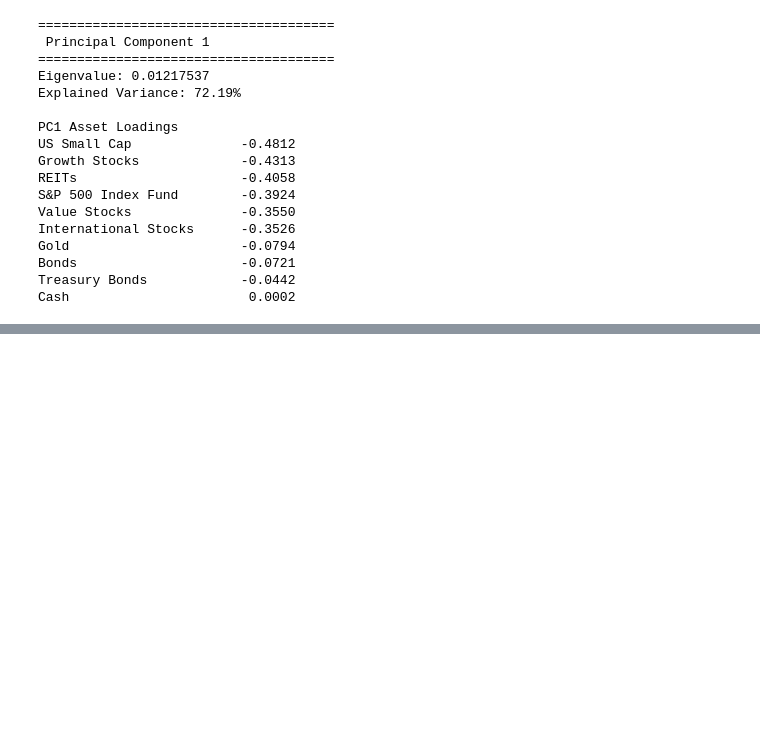
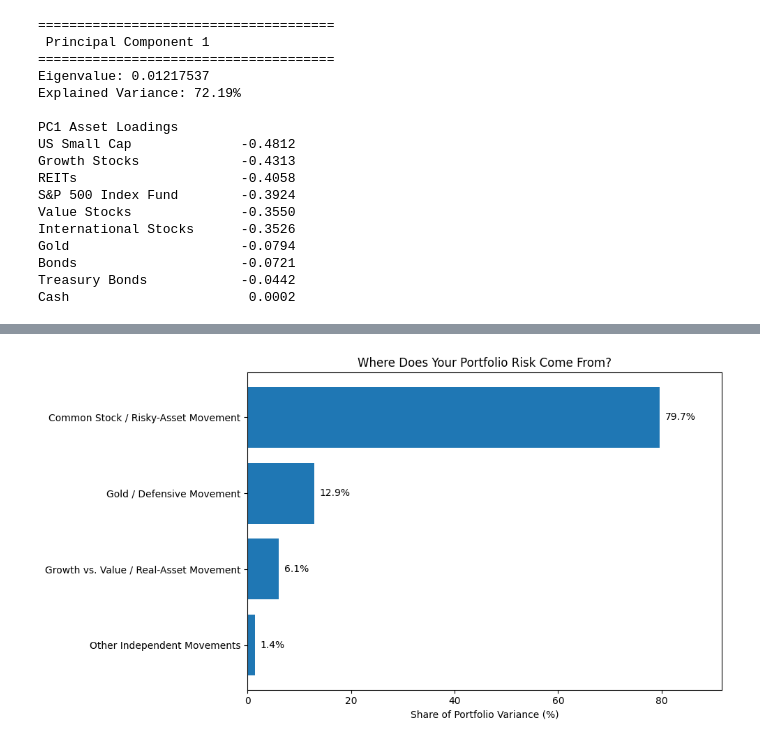
Before and after one commit to FinancialWisdomAI/FinancialWisdomSimulator, a Jupyter notebook: financial_wisdom_simulator_V2C_Goal_Optimization_Validated_Display_Enhancement.ipynb, the cells around one changed output, grey strips where cells are left out. Saved outputs shown, nothing was run; the diff lists cells and outputs as text; code cells hidden in the pictures; blank space fills up the shorter version.

```diff
--- a/financial_wisdom_simulator_V2C_Goal_Optimization_Validated_Display_Enhancement.ipynb
+++ b/financial_wisdom_simulator_V2C_Goal_Optimization_Validated_Display_Enhancement.ipynb
@@ -3947,0 +4393,74 @@ Variance Explained by PC1-PC3: 90.74%
+# %%
+# ============================================================
+# VISUAL PCA — WHERE DOES PORTFOLIO RISK COME FROM?
+# ============================================================
+
+import matplotlib.pyplot as plt
+
+# First three PCs plus everything else
+pc1_share = pc_risk_fraction[-1] * 100
+pc2_share = pc_risk_fraction[-2] * 100
+pc3_share = pc_risk_fraction[-3] * 100
+
+other_share = 100 - (
+    pc1_share
+    + pc2_share
+    + pc3_share
+)
+
+labels = [
+    "Common Stock / Risky-Asset Movement",
+    "Gold / Defensive Movement",
+    "Growth vs. Value / Real-Asset Movement",
+    "Other Independent Movements"
+]
+
+shares = [
+    pc1_share,
+    pc2_share,
+    pc3_share,
+    other_share
+]
+
+# ------------------------------------------------------------
+# Create figure
+# ------------------------------------------------------------
+
+fig, ax = plt.subplots(
+    figsize=(10, 5.5)
+)
+
+bars = ax.barh(
+    labels,
+    shares
+)
+
+ax.invert_yaxis()
+
+ax.set_xlabel(
+    "Share of Portfolio Variance (%)"
+)
+
+ax.set_title(
+    "Where Does Your Portfolio Risk Come From?"
+)
+
+ax.set_xlim(
+    0,
+    max(shares) * 1.15
+)
+
+# Add percentage labels
+for bar, value in zip(bars, shares):
+
+    ax.text(
+        value + 1,
+        bar.get_y() + bar.get_height() / 2,
+        f"{value:.1f}%",
+        va="center"
+    )
+
+plt.tight_layout()
+plt.show()
+# %% [output]
+[figure, added]
```
Also changed, not shown: parts of 13 cells of this notebook.
